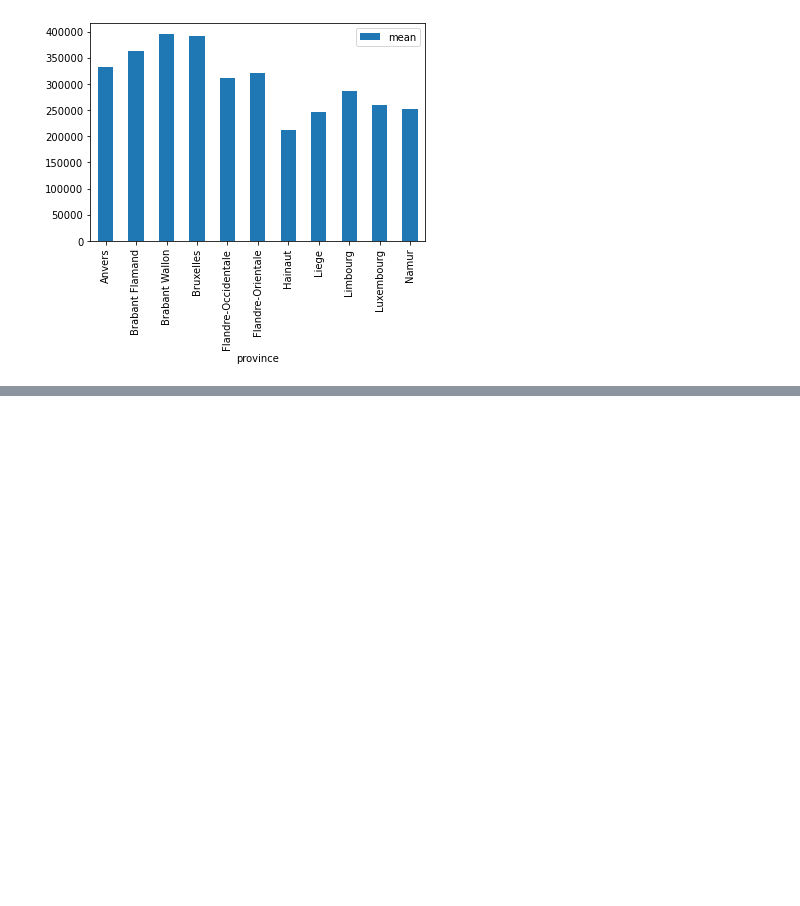
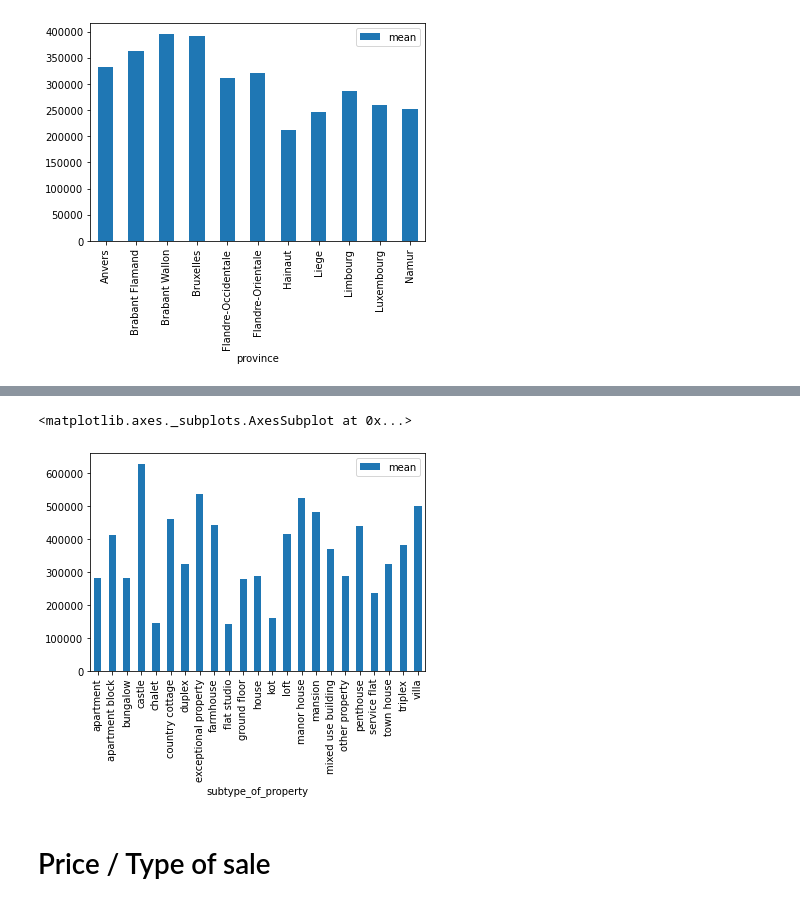
Before and after one commit to Demesmaeker/Immo_data_analysis, a Jupyter notebook: Price_Variable.ipynb, the cells around one changed output, grey strips where cells are left out. Drawn from its saved outputs; the diff is of its cells as text; code cells hidden in the pictures; blank space fills up the shorter version.

```diff
--- a/Price_Variable.ipynb
+++ b/Price_Variable.ipynb
@@ -81,0 +131,2 @@ province_price.plot.bar(x = "province", y = "mean")
+# %%
+price_subtype_of_property = clean(df)
@@ -81,0 +160,2 @@ province_price.plot.bar(x = "province", y = "mean")
+# %%
+price_subtype_of_property = price_subtype_of_property.groupby("subtype_of_property").price.agg(["mean"])
@@ -81,0 +183,9 @@ province_price.plot.bar(x = "province", y = "mean")
+# %%
+price_subtype_of_property.reset_index(level=0, inplace=True)
+# %%
+price_subtype_of_property.plot.bar(x = "subtype_of_property", y = "mean")
+# %% [output]
+<matplotlib.axes._subplots.AxesSubplot at 0x...>
+[figure, added]
+# %% [markdown]
+# Price / Type of sale
```
Also changed, not shown: parts of 75 cells of this notebook.
